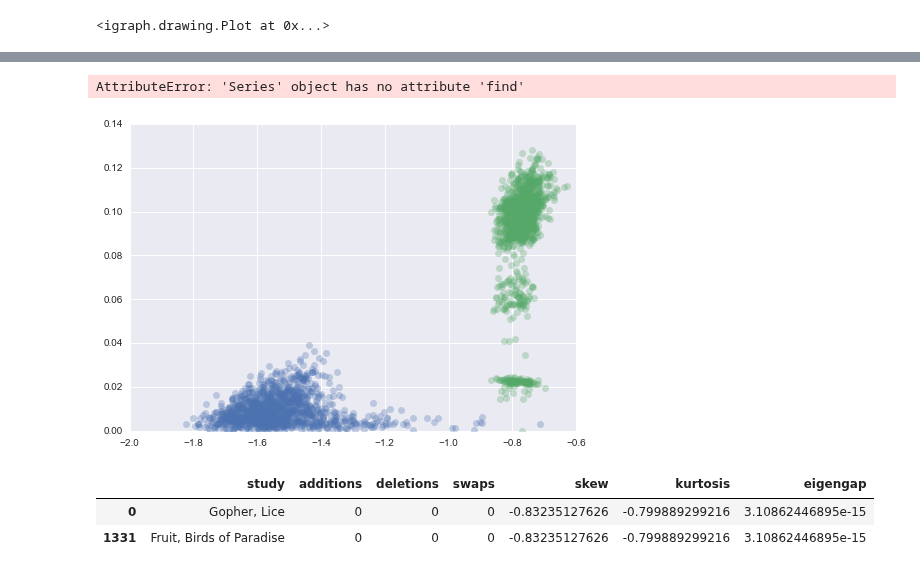
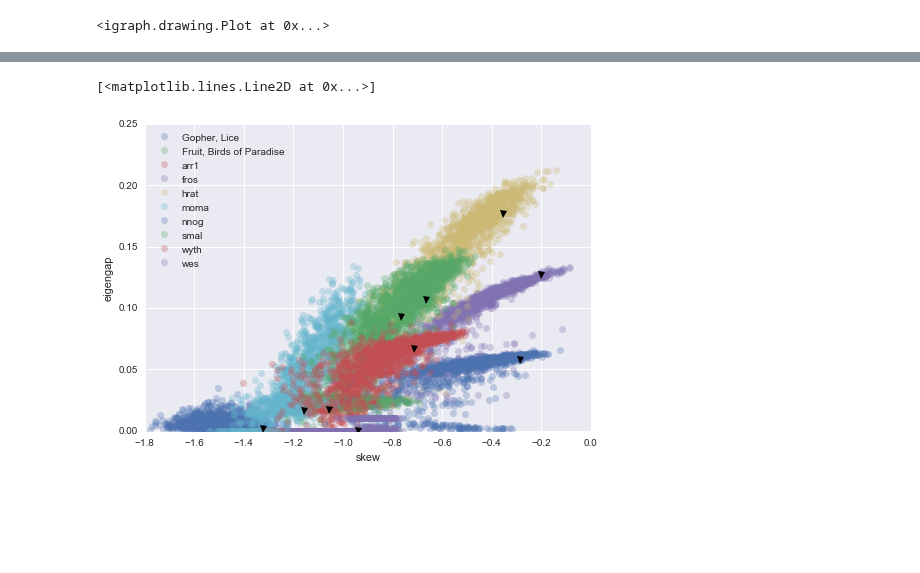
Before and after one commit to ryneches/SuchTree, a Jupyter notebook: example_3.ipynb, the cells around one changed output, grey strips where cells are left out. Drawn from its saved outputs; the diff is of its cells as text; code cells hidden in the pictures; blank space fills up the shorter version.

```diff
--- a/example_3.ipynb
+++ b/example_3.ipynb
@@ -111,14 +107,20 @@ zip(guest_aj_links, host_aj_links )
  (45, 8),
  (54, 25)]
 # %%
+def edge_mean( aj ) :
+    return mean( aj.flatten()[ aj.flatten() > SLT.TreeA.polytomy_distance ] )
+
+host_mean  = edge_mean( host_aj  / host_aj.max()  )
+guest_mean = edge_mean( guest_aj / guest_aj.max() )
+
 aj = zeros( ( host_aj.shape[0] + guest_aj.shape[0], host_aj.shape[1] + guest_aj.shape[1] ) )
 aj[ 0:host_aj.shape[0], 0:host_aj.shape[1] ] = host_aj / host_aj.max()
 aj[ host_aj.shape[0]:, host_aj.shape[1]: ] = guest_aj / guest_aj.max()
 
-for i,j in zip( random.permutation(guest_aj_links), random.permutation(host_aj_links ) ) :
-#for i,j in zip( guest_aj_links, host_aj_links ) :
-    aj[i,j] = 1.0
-    aj[j,i] = 1.0
+#for i,j in zip( random.permutation(guest_aj_links), random.permutation(host_aj_links ) ) :
+for i,j in zip( guest_aj_links, host_aj_links ) :
+    aj[i,j] = ( host_mean + guest_mean ) / 2.0
+    aj[j,i] = ( host_mean + guest_mean ) / 2.0
 # %%
 figure(figsize=(8,8))
 pcolor(aj)
@@ -156,0 +152,8 @@ seaborn.kdeplot( lambdas )
+# %%
+figure( figsize=(16,6) )
+lambdas = linalg.eigvals( lp )
+#plot(sorted(lambdas))
+subplot(1,2,1)
+plot( sorted(lambdas) )
+subplot(1,2,2)
+seaborn.kdeplot( lambdas, bw=0.05 )
@@ -229,5 +243,5 @@ for i in linspace( 0, 10, 11 ) :
 # %%
 for i in linspace( 0, 10, 11 ) :
     lambdas = graph_spectral_density( SLT, additions=int(i), deletions=0, swaps=0 )
-    seaborn.kdeplot( lambdas / lambdas.max(), label=i, bw=0.1 )
+    seaborn.kdeplot( lambdas / lambdas.max(), label=i, bw=0.05 )
 # %% [output]
@@ -278,6 +272,8 @@ def pdd( a, b ) :
 
 cases = []
 
+fraction = 0.5
+
 progbar = pyprind.ProgBar( len(studies)*11**3, monitor=True, title='building space...' )
 for study in studies :
     T1 = SuchTree( study['host'] )
@@ -286,16 +282,18 @@ for study in studies :
     links = links[ T1.leafs.keys() ]
     links = links.T[ T2.leafs.keys() ]
     SLT = SuchLinkedTrees( T1, T2, links )
-    for i in linspace( 0, 10, 11 ) :
-        for j in linspace( 0, 10, 11 ) :
-            for k in linspace( 0, 10, 11 ) :
+
+    for i in linspace( 0, fraction, 11 ) :
+        for j in linspace( 0, fraction, 11 ) :
+            for k in linspace( 0, fraction, 11 ) :
+                I,J,K = i * SLT.n_links, j * SLT.n_links, k * SLT.n_links
                 progbar.update()
-                lambdas = graph_spectral_density( SLT, additions=int(i), deletions=int(j), swaps=int(k) )
+                lambdas = graph_spectral_density( SLT, additions=int(I), deletions=int(J), swaps=int(K) )
                 sd = gaussian_kde( lambdas ).pdf( linspace( -0.5,1.5,100) )
                 cases.append( { 'study'     : study['name'],
-                                'deletions' : int(i),
-                                'additions' : int(j),
-                                'swaps'     : int(k),
+                                'deletions' : int(I),
+                                'additions' : int(J),
+                                'swaps'     : int(K),
                                 'skew'      : real(skew( sd )),
                                 'kurtosis'  : real(kurtosis( sd )),
                                 'eigengap'  : real(sorted(lambdas)[-1] - sorted(lambdas)[-2] ) } )
@@ -333,30 +315,24 @@ grid.map_diag(seaborn.kdeplot, lw=2)
 # %%
 var1 = 'skew'
 var2 = 'eigengap'
 
 #study_names = [ 'Gopher, Lice', 'Fruit, Birds of Paradise' ]
 #colors = [ 'red', 'blue' ]
 study_names = map( lambda x : x['name'], studies )
 
 for s in study_names :
     plot( S[ S['study'] == s][var1],
           S[ S['study'] == s][var2],
           marker='o',
           lw=0,
           alpha=0.3,
           label=s)
 
 xlabel( var1 )
 ylabel( var2 )
-originals = S[ ( S['additions'] == 0 ) & ( S['deletions'] == 0 ) & ( S['swaps'] == 0 ) ]
+originals = S.drop_duplicates(['study','additions','deletions','swaps'])[ ( S['additions'] == 0 ) & ( S['deletions'] == 0 ) & ( S['swaps'] == 0 ) ]
 legend(loc=0)
 plot( originals[var1], originals[var2], marker='v', lw=0, color='k' )
 # %% [output]
-AttributeError: 'Series' object has no attribute 'find'
+[<matplotlib.lines.Line2D at 0x...>]
-[figure, old version]
+[figure, new version]
-# %%
-S[ ( S['additions'] == 0 ) & ( S['deletions'] == 0 ) & ( S['swaps'] == 0 ) ]
-# %% [output]
-|  | study | additions | deletions | swaps | skew | kurtosis | eigengap |
-| 0 | Gopher, Lice | 0 | 0 | 0 | -0.83235127626 | -0.799889299216 | 3.10862446895e-15 |
-| 1331 | Fruit, Birds of Paradise | 0 | 0 | 0 | -0.83235127626 | -0.799889299216 | 3.10862446895e-15 |
```
Also changed, not shown: parts of 27 cells of this notebook, 1 other file.
